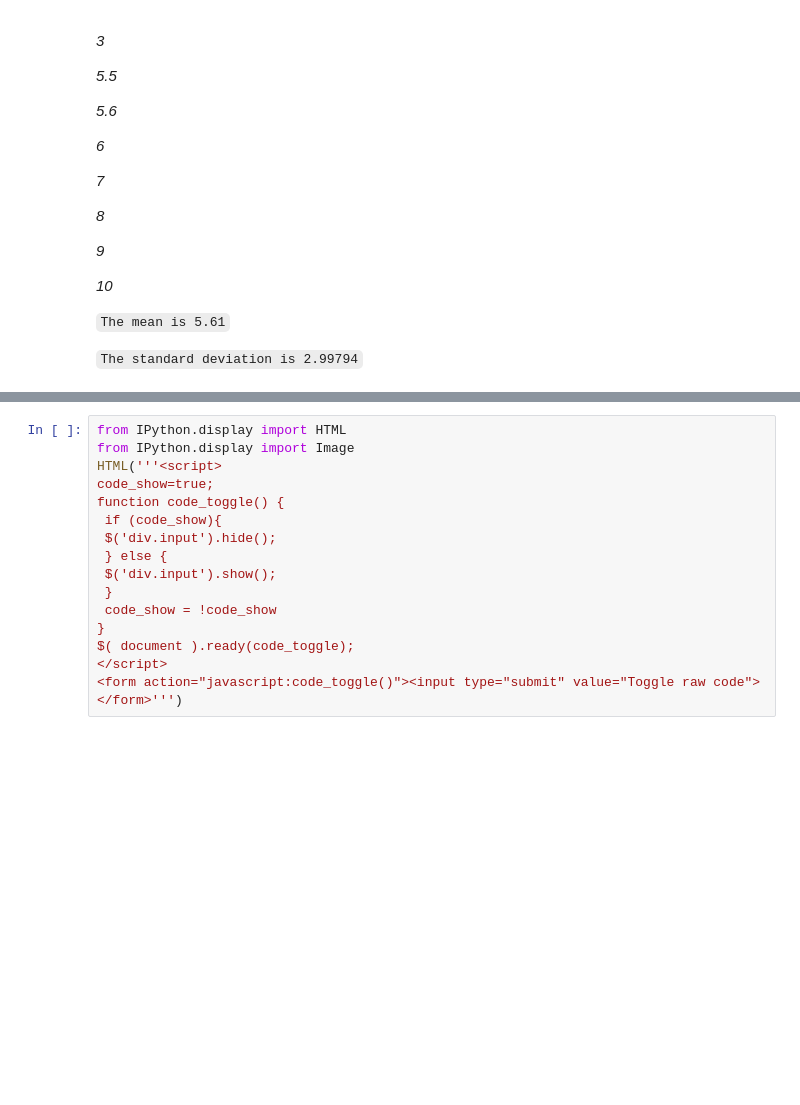
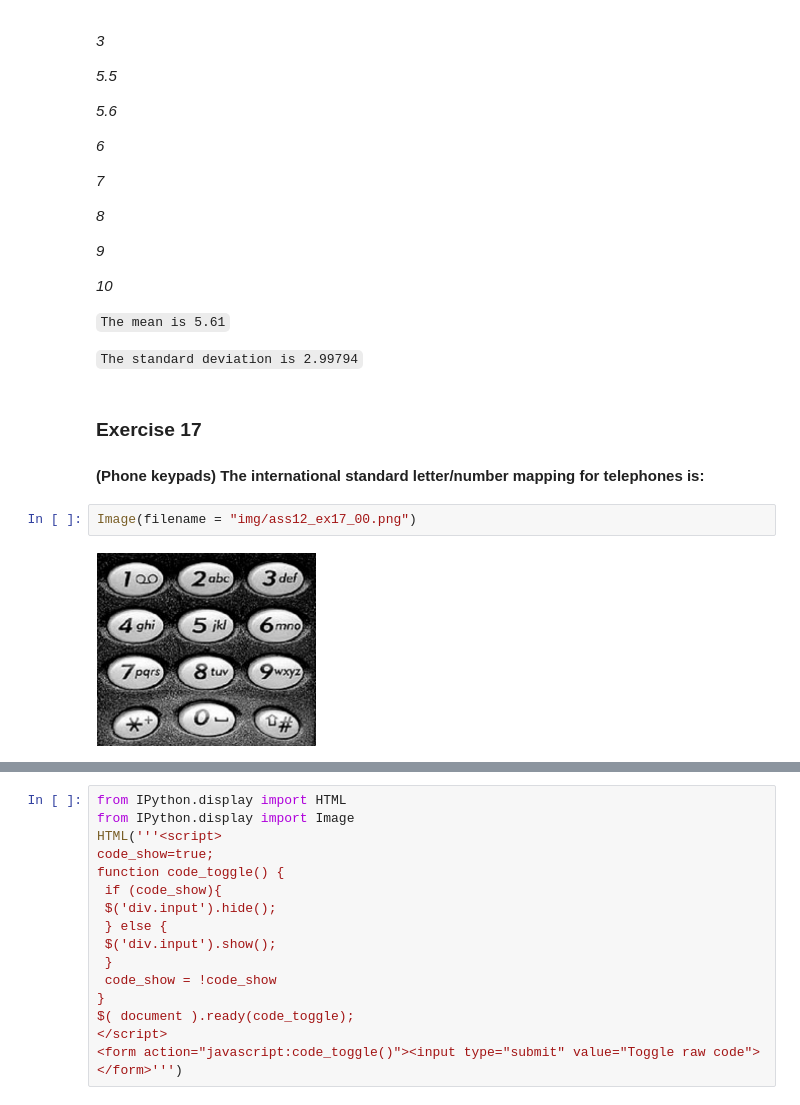
Before and after one commit to cs50puyo/assignments, a Jupyter notebook: assignment_12_loops.ipynb, the cells around one changed output, grey strips where cells are left out. Cells and saved outputs as stored; diff of their text form; blank space fills up the shorter version.

Commit message:
Add exercises 17 to 21

````diff
--- a/assignment_12_loops.ipynb
+++ b/assignment_12_loops.ipynb
@@ -153,3 +153,10 @@ Here is a sample run:
 ```The mean is 5.61```
 
 ```The standard deviation is 2.99794```
+# %% [markdown]
+### Exercise 17
+#### (Phone keypads) The international standard letter/number mapping for telephones is:
+# %%
+Image(filename = "img/ass12_ex17_00.png")
+# %% [output]
+[figure, added]
````
Also changed, not shown: parts of 9 cells of this notebook, 1 other file.
